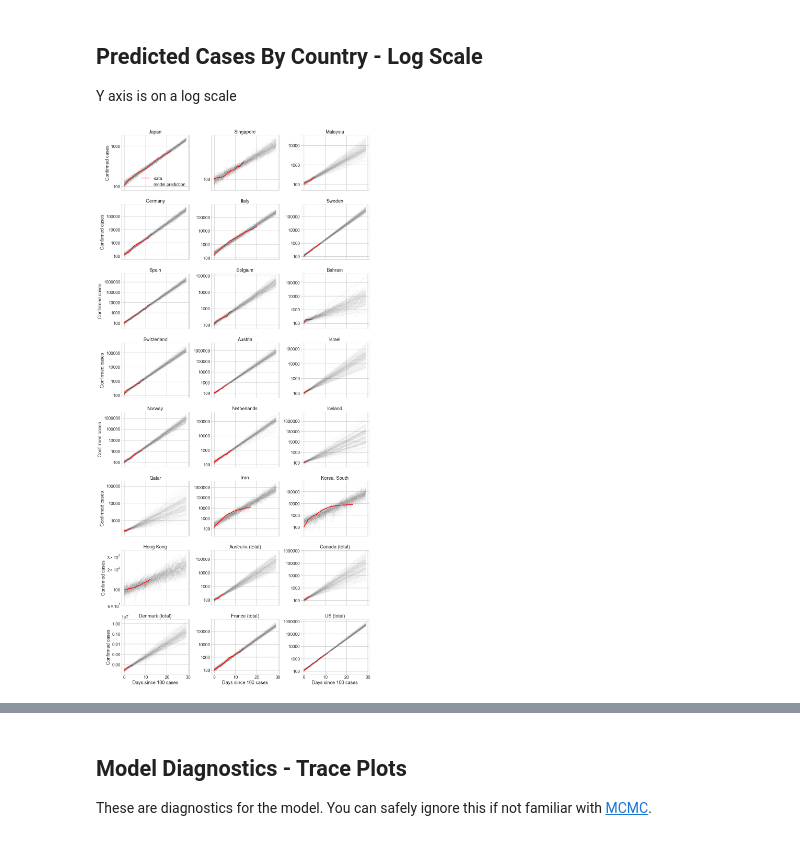
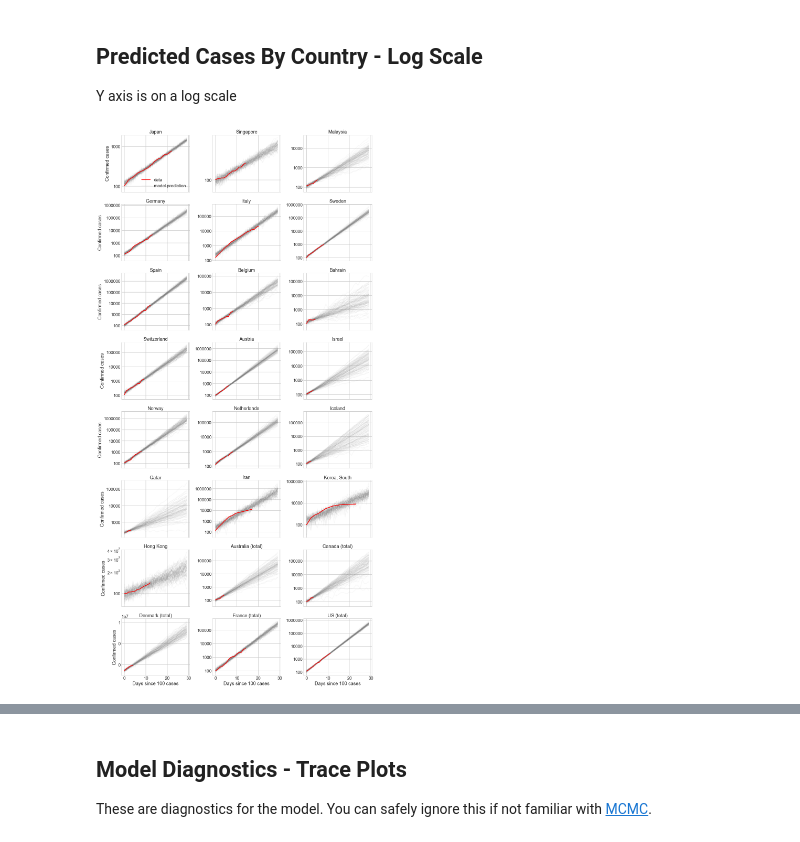
Before and after one commit to twiecki/covid19, a Jupyter notebook: covid19_growth_bayes.ipynb, the cells around one changed output, grey strips where cells are left out. Drawn from its saved outputs; the diff is of its cells as text; code cells hidden in the pictures.

```diff
--- a/covid19_growth_bayes.ipynb
+++ b/covid19_growth_bayes.ipynb
@@ -263,26 +234,11 @@ fig.savefig('../images/covid-predicted-cases-by-country-common-scale.png')
 ## Predicted Cases By Country - Log Scale
 
 Y axis is on a log scale
-# %%
-#hide_input
-fig, axs = plt.subplots(nrows=n_countries // 3, ncols=3, figsize=(15, 30), sharex=True)
-
-for ax, country in zip(axs.flatten(), countries):
-    df_country = df_sign.loc[lambda x: x.country == country]
-    ax.plot(df_country.days_since_100, df_country.cases, color='r')
-    ax.plot(np.arange(0, post_pred[country].shape[1]), post_pred[country].T, alpha=.05, color='.5')
-    ax.plot(df_country.days_since_100, df_country.cases, color='r')
-    ax.set_yscale('log')
-    ax.get_yaxis().set_major_formatter(matplotlib.ticker.ScalarFormatter())
-    #ax.set_ylim(0, df_country.cases.iloc[-1] * 2.5)
-    ax.set_title(country)
-
-axs[0, 0].legend(['data', 'model prediction'])
-[ax.set(xlabel='Days since 100 cases') for ax in axs[-1, :]]
-[ax.set(ylabel='Confirmed cases') for ax in axs[:, 0]]
-fig.tight_layout()
-# %% [output]
-[figure, removed]
+# %%
+#hide_input
+fig = plot_utils.plot_predicted_per_county_log(n_countries, countries, df_sign, post_pred)
+# %% [output]
+[figure, added]
 # %%
 #hide
 fig.savefig('../images/covid-predicted-cases-by-country-log.png')
```
Also changed, not shown: parts of 9 cells of this notebook, 1 other file.
